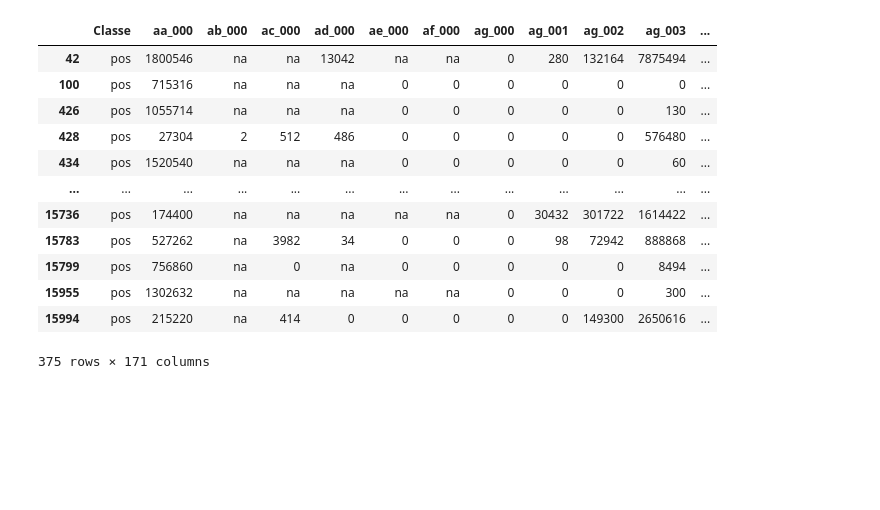
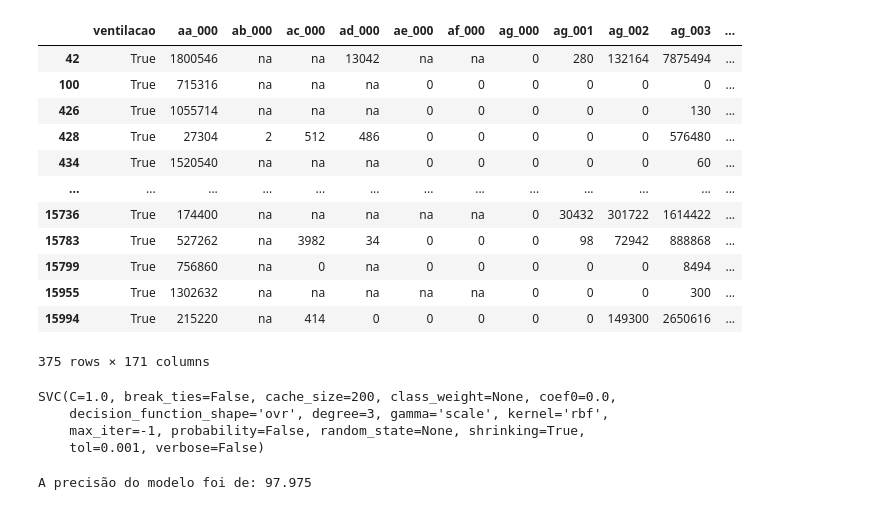
Before and after one commit to gustapfp/desafio_bix, a Jupyter notebook: desafio_bix.ipynb, the cells around one changed output. Cells and saved outputs as stored; diff of their text form; code cells hidden in the pictures; blank space fills up the shorter version.

Commit message:
modelo linear prototipo

```diff
--- a/desafio_bix.ipynb
+++ b/desafio_bix.ipynb
@@ -1,20 +1,21 @@
 # %% [markdown]
 <a href="https://colab.research.google.com/github/gustapfp/desafio_bix/blob/master/desafio_bix.ipynb" target="_parent"><img src="https://colab.research.google.com/assets/colab-badge.svg" alt="Open In Colab"/></a>
 # %%
+from sklearn.svm import SVC
+from sklearn.model_selection import train_test_split
+from sklearn.metrics import accuracy_score
 import pandas as pd
 import numpy as np
-
+import seaborn as sns
 
 dataset2020 = pd.read_csv('base_vigente_2020.csv')
 dataset_anos_anteriores = pd.read_csv('base_vigente_anos_anteriores.csv', sep=';')
 
 mapa_dataset = {
-    'class':'Classe'
+    'class':'ventilacao',
 }
 
+
 dataset2020 = dataset2020.rename(columns = mapa_dataset)
+dataset2020 = dataset2020.replace(['neg', 'pos'], [False, True])
 dataset2020
-
-
-select2020 = dataset2020.Classe == 'pos'
-# select_antes2020 = dataset_anos_anteriores.Classe == 'pos'
@@ -21,17 +46,33 @@ select2020 = dataset2020.Classe == 'pos'
 # %%
+select2020 = dataset2020.ventilacao == True
 pos2020 = dataset2020[select2020]
 pos2020
 # %% [output]
-|  | Classe | aa_000 | ab_000 | ac_000 | ad_000 | ae_000 | af_000 | ag_000 | ag_001 | ag_002 | ag_003 | ... |
-| 42 | pos | 1800546 | na | na | 13042 | na | na | 0 | 280 | 132164 | 7875494 | ... |
-| 100 | pos | 715316 | na | na | na | 0 | 0 | 0 | 0 | 0 | 0 | ... |
-| 426 | pos | 1055714 | na | na | na | 0 | 0 | 0 | 0 | 0 | 130 | ... |
-| 428 | pos | 27304 | 2 | 512 | 486 | 0 | 0 | 0 | 0 | 0 | 576480 | ... |
-| 434 | pos | 1520540 | na | na | na | 0 | 0 | 0 | 0 | 0 | 60 | ... |
+|  | ventilacao | aa_000 | ab_000 | ac_000 | ad_000 | ae_000 | af_000 | ag_000 | ag_001 | ag_002 | ag_003 | ... |
+| 42 | True | 1800546 | na | na | 13042 | na | na | 0 | 280 | 132164 | 7875494 | ... |
+| 100 | True | 715316 | na | na | na | 0 | 0 | 0 | 0 | 0 | 0 | ... |
+| 426 | True | 1055714 | na | na | na | 0 | 0 | 0 | 0 | 0 | 130 | ... |
+| 428 | True | 27304 | 2 | 512 | 486 | 0 | 0 | 0 | 0 | 0 | 576480 | ... |
+| 434 | True | 1520540 | na | na | na | 0 | 0 | 0 | 0 | 0 | 60 | ... |
 | ... | ... | ... | ... | ... | ... | ... | ... | ... | ... | ... | ... | ... |
-| 15736 | pos | 174400 | na | na | na | na | na | 0 | 30432 | 301722 | 1614422 | ... |
-| 15783 | pos | 527262 | na | 3982 | 34 | 0 | 0 | 0 | 98 | 72942 | 888868 | ... |
-| 15799 | pos | 756860 | na | 0 | na | 0 | 0 | 0 | 0 | 0 | 8494 | ... |
-| 15955 | pos | 1302632 | na | na | na | na | na | 0 | 0 | 0 | 300 | ... |
-| 15994 | pos | 215220 | na | 414 | 0 | 0 | 0 | 0 | 0 | 149300 | 2650616 | ... |
+| 15736 | True | 174400 | na | na | na | na | na | 0 | 30432 | 301722 | 1614422 | ... |
+| 15783 | True | 527262 | na | 3982 | 34 | 0 | 0 | 0 | 98 | 72942 | 888868 | ... |
+| 15799 | True | 756860 | na | 0 | na | 0 | 0 | 0 | 0 | 0 | 8494 | ... |
+| 15955 | True | 1302632 | na | na | na | na | na | 0 | 0 | 0 | 300 | ... |
+| 15994 | True | 215220 | na | 414 | 0 | 0 | 0 | 0 | 0 | 149300 | 2650616 | ... |
 375 rows × 171 columns
+# %%
+model = SVC()
+SEED = 5
+
+x = dataset2020[['aa_000']]
+y = dataset2020[['ventilacao']]
+
+x_treino, x_teste, y_treino, y_teste = train_test_split(x, y, test_size=0.25, random_state=SEED)
+
+model.fit(x_treino, y_treino)
+# %% [output]
+SVC(C=1.0, break_ties=False, cache_size=200, class_weight=None, coef0=0.0,
+    decision_function_shape='ovr', degree=3, gamma='scale', kernel='rbf',
+    max_iter=-1, probability=False, random_state=None, shrinking=True,
+    tol=0.001, verbose=False)
@@ -37,0 +81,5 @@ pos2020
+# %%
+acy_sre = accuracy_score(y_teste, predictions)
+print(f"A precisão do modelo foi de: {(acy_sre)*100}")
+# %% [output]
+A precisão do modelo foi de: 97.975
```
Also changed, not shown: parts of 4 cells of this notebook.
